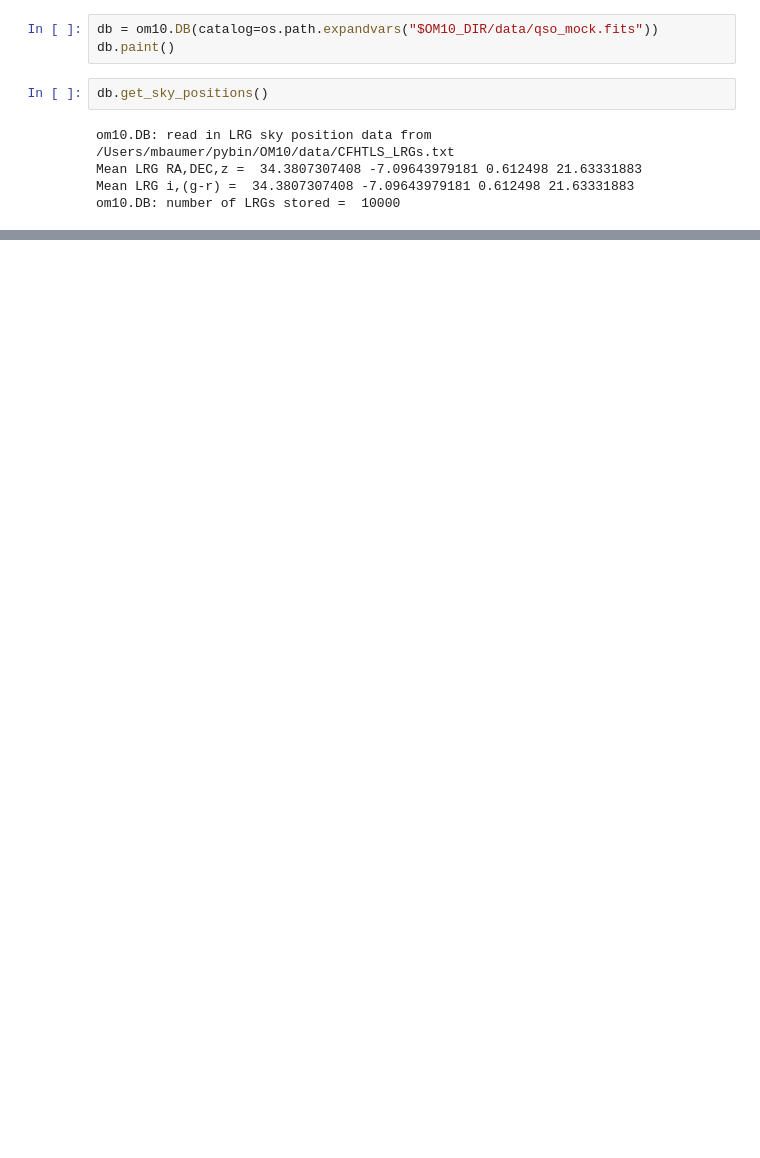
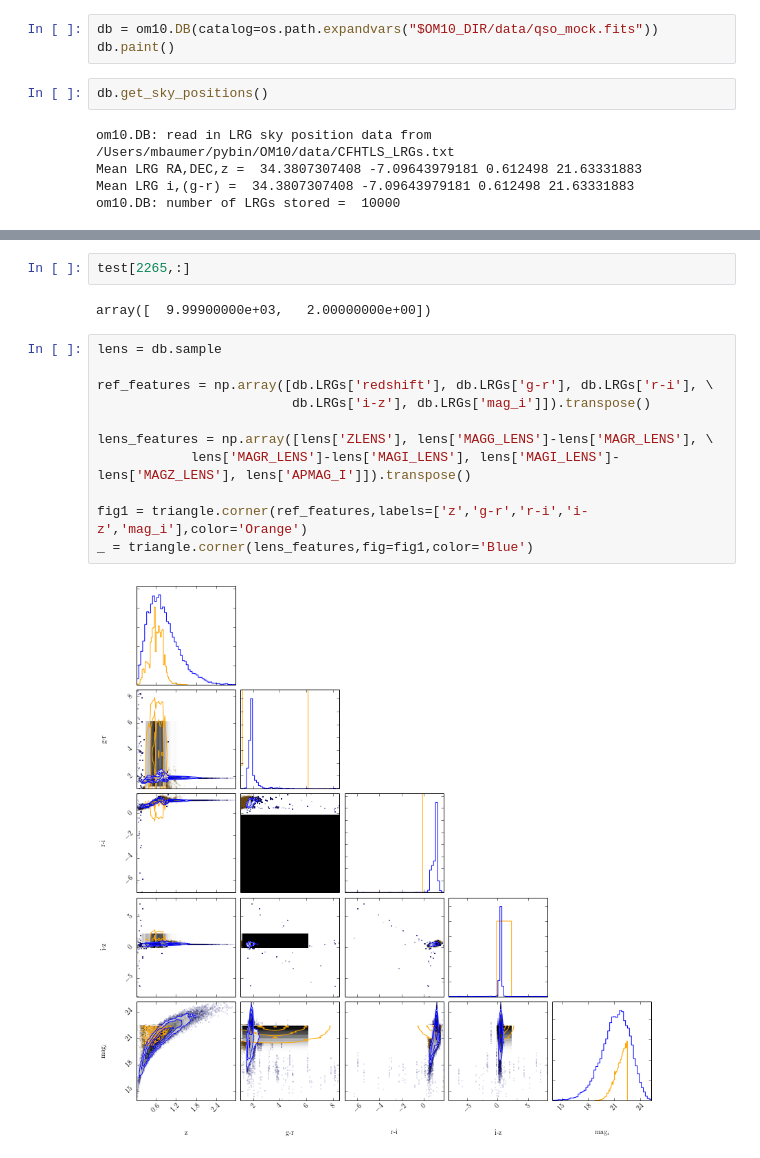
Before and after one commit to drphilmarshall/OM10, a Jupyter notebook: notebooks/issue22_LRG_position_matching.ipynb, the cells around one changed output, grey strips where cells are left out. Drawn from its saved outputs; the diff is of its cells as text; blank space fills up the shorter version.

```diff
--- a/notebooks/issue22_LRG_position_matching.ipynb
+++ b/notebooks/issue22_LRG_position_matching.ipynb
@@ -207,0 +231,17 @@ np.
+# %%
+test[2265,:]
+# %% [output]
+array([  9.99900000e+03,   2.00000000e+00])
+# %%
+lens = db.sample
+
+ref_features = np.array([db.LRGs['redshift'], db.LRGs['g-r'], db.LRGs['r-i'], \
+                         db.LRGs['i-z'], db.LRGs['mag_i']]).transpose()
+
+lens_features = np.array([lens['ZLENS'], lens['MAGG_LENS']-lens['MAGR_LENS'], \
+            lens['MAGR_LENS']-lens['MAGI_LENS'], lens['MAGI_LENS']-lens['MAGZ_LENS'], lens['APMAG_I']]).transpose()
+
+fig1 = triangle.corner(ref_features,labels=['z','g-r','r-i','i-z','mag_i'],color='Orange')
+_ = triangle.corner(lens_features,fig=fig1,color='Blue')
+# %% [output]
+[figure, added]
```
Also changed, not shown: parts of 9 cells of this notebook, 1 other file.
